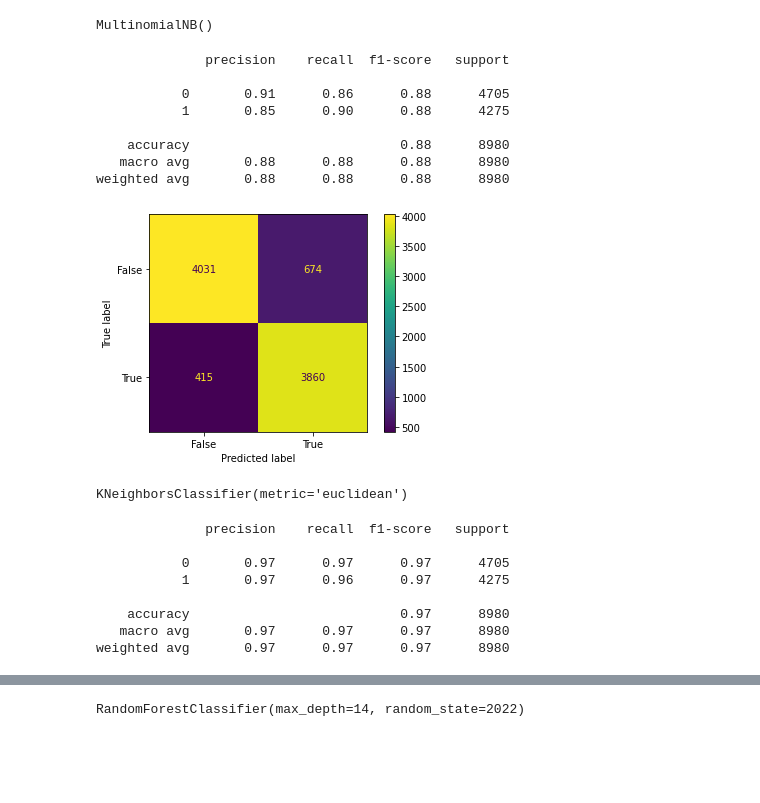
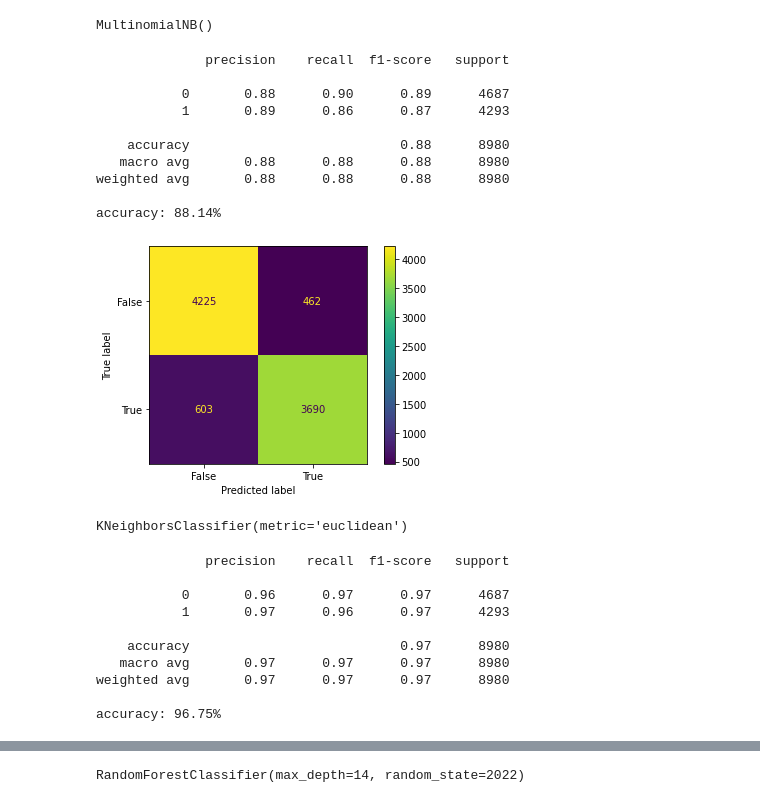
Before and after one commit to prabhkaur301/ML-notebooks, a Jupyter notebook: Copy_of_Social_Media_Content.ipynb, the cells around one changed output, grey strips where cells are left out. Drawn from its saved outputs; the diff is of its cells as text; code cells hidden in the pictures; blank space fills up the shorter version.

```diff
--- a/Copy_of_Social_Media_Content.ipynb
+++ b/Copy_of_Social_Media_Content.ipynb
@@ -138,0 +120,18 @@ ttx=[word_tokenize(tds['text'][i])]
+# %%
+# Preprocessing
+
+tweets_dataset = pd.concat([tds,fds], axis=0)
+index = [i for i in range(len(tweets_dataset))]
+tweets_dataset["index"] = index
+tweets_dataset.set_index('index',inplace=True)
+
+import string
+
+def punctuation_removal(text):
+    all_list = [char for char in text if char not in string.punctuation]
+    clean_str = ''.join(all_list)
+    return clean_str
+
+tweets_dataset['text'] = tweets_dataset['text'].apply(punctuation_removal)
+
+tweets_dataset
@@ -138,0 +153,4 @@ ttx=[word_tokenize(tds['text'][i])]
+# %%
+# converting to all lowercase
+tweets_dataset['text'] = tweets_dataset['text'].apply(lambda x: x.lower())
+tweets_dataset.head()
@@ -138,0 +165,8 @@ ttx=[word_tokenize(tds['text'][i])]
+# %%
+# Removing stopwords
+import nltk
+nltk.download('stopwords')
+from nltk.corpus import stopwords
+stop = stopwords.words('english')
+
+tweets_dataset['text'] = tweets_dataset['text'].apply(lambda x: ' '.join([word for word in x.split() if word not in (stop)]))
@@ -201,7 +331,7 @@ Requirement already satisfied: MarkupSafe>=0.23 in /usr/local/lib/python3.7/dist
 # %%
 import spacy
 spacy.cli.download("en_core_web_lg")
-nlp = spacy.load("en_core_web_lg")
+nlp = spacy.load("en_core_web_lg", disable=['ner', 'parser'])
 # %% [output]
 ✔ Download and installation successful
 You can now load the package via spacy.load('en_core_web_lg')
@@ -274,24 +406,28 @@ MultinomialNB()
 # %%
 label_pred = mnb.predict(scaled_test)
 print(classification_report(label_test, label_pred))
+print("accuracy: {}%".format(round(accuracy_score(label_test, label_pred)*100,2)))
+models['MultinomialNB()']=round(accuracy_score(label_test, label_pred)*100,2)
 # %% [output]
               precision    recall  f1-score   support
 
-           0       0.91      0.86      0.88      4705
-           1       0.85      0.90      0.88      4275
+           0       0.88      0.90      0.89      4687
+           1       0.89      0.86      0.87      4293
 
     accuracy                           0.88      8980
    macro avg       0.88      0.88      0.88      8980
 weighted avg       0.88      0.88      0.88      8980
+
+accuracy: 88.14%
 # %%
-confusion_matrix = confusion_matrix(label_test, label_pred)
+confusion_matrix_nb = confusion_matrix(label_test, label_pred)
 
-cm_display= ConfusionMatrixDisplay(confusion_matrix = confusion_matrix, display_labels = [False, True])
+cm_display= ConfusionMatrixDisplay(confusion_matrix = confusion_matrix_nb, display_labels = [False, True])
 
 cm_display.plot()
 plt.show()
 # %% [output]
-[figure, old version]
+[figure, new version]
 # %%
 knn = KNeighborsClassifier(n_neighbors = 5, metric = "euclidean")
 knn.fit(tweet_train_2D, label_train)
@@ -300,13 +436,17 @@ KNeighborsClassifier(metric='euclidean')
 # %%
 label_pred_knn = knn.predict(tweet_test_2D)
 print(classification_report(label_test, label_pred_knn))
+print("accuracy: {}%".format(round(accuracy_score(label_test, label_pred_knn)*100,2)))
+models['KNN']=round(accuracy_score(label_test, label_pred_knn)*100,2)
 # %% [output]
               precision    recall  f1-score   support
 
-           0       0.97      0.97      0.97      4705
-           1       0.97      0.96      0.97      4275
+           0       0.96      0.97      0.97      4687
+           1       0.97      0.96      0.97      4293
 
     accuracy                           0.97      8980
    macro avg       0.97      0.97      0.97      8980
 weighted avg       0.97      0.97      0.97      8980
+
+accuracy: 96.75%
 # %%
```
Also changed, not shown: parts of 33 cells of this notebook.
